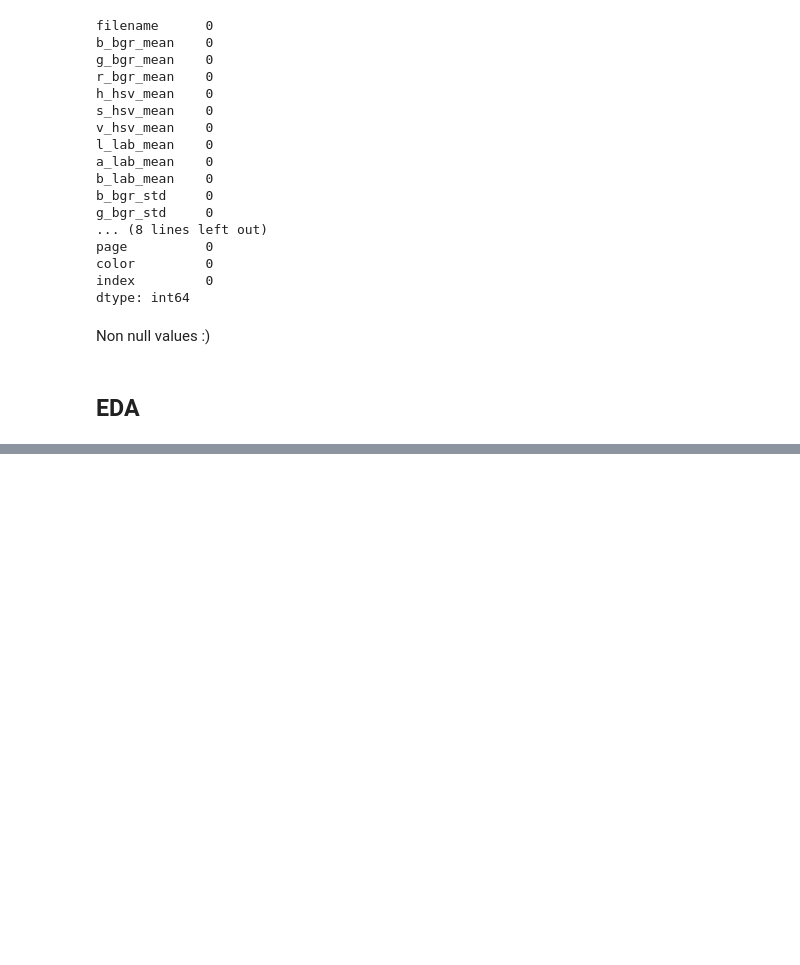
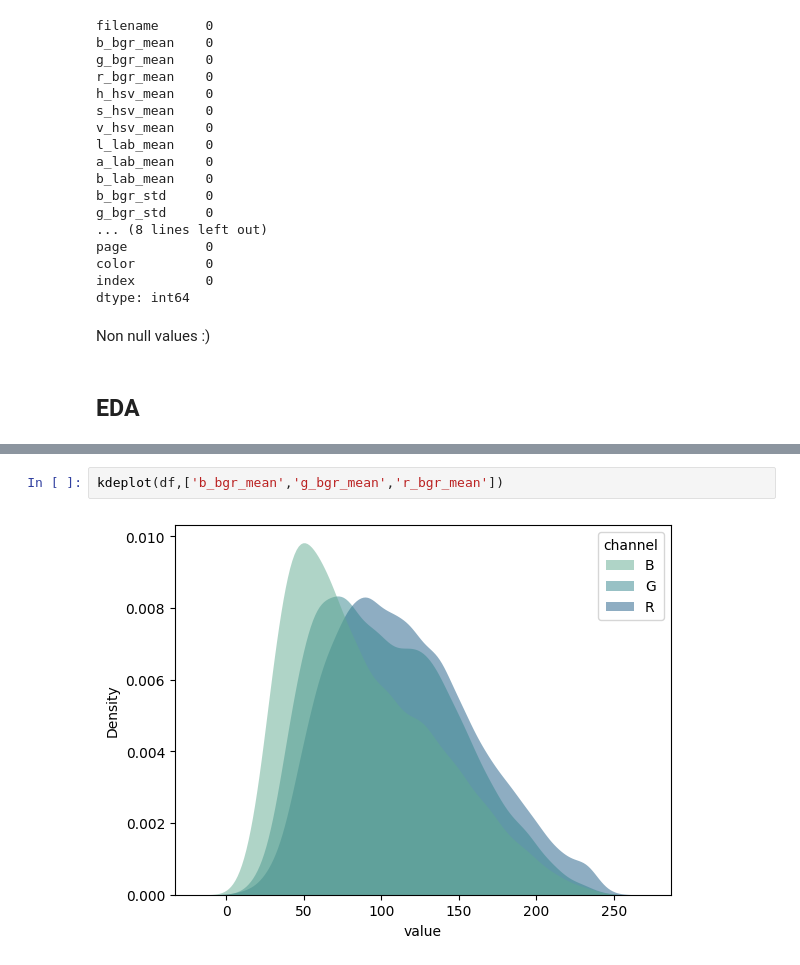
Before and after one commit to alejomaar/google-arts-and-culture, a Jupyter notebook: notebooks/03-eda.ipynb, the cells around one changed output, grey strips where cells are left out. Saved outputs shown, nothing was run; the diff lists cells and outputs as text; blank space fills up the shorter version.

```diff
--- a/notebooks/03-eda.ipynb
+++ b/notebooks/03-eda.ipynb
@@ -136,0 +97,4 @@ black['g_bgr_std'].plot(kind='kde')
+# %%
+kdeplot(df,['b_bgr_mean','g_bgr_mean','r_bgr_mean'])
+# %% [output]
+[figure, added]
```
Also changed, not shown: parts of 12 cells of this notebook.
